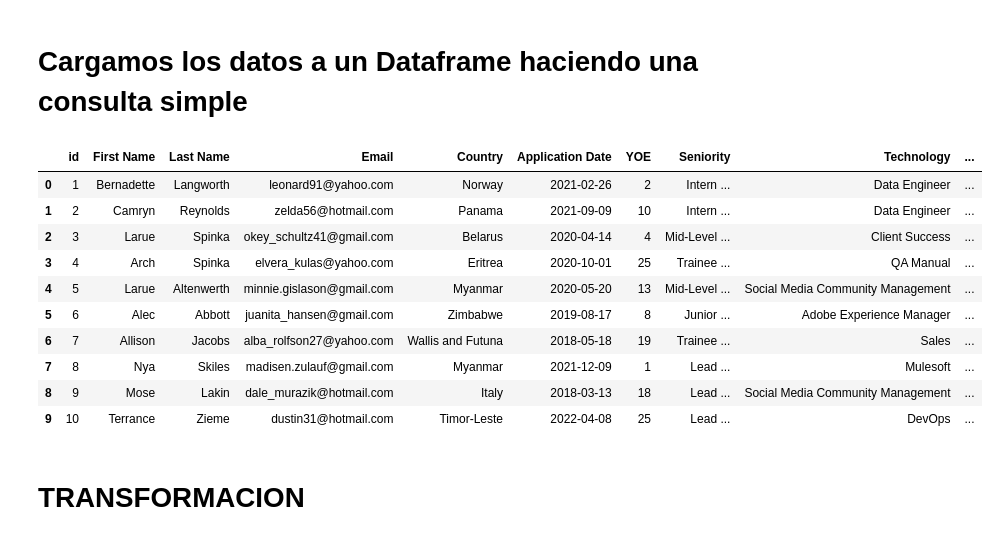
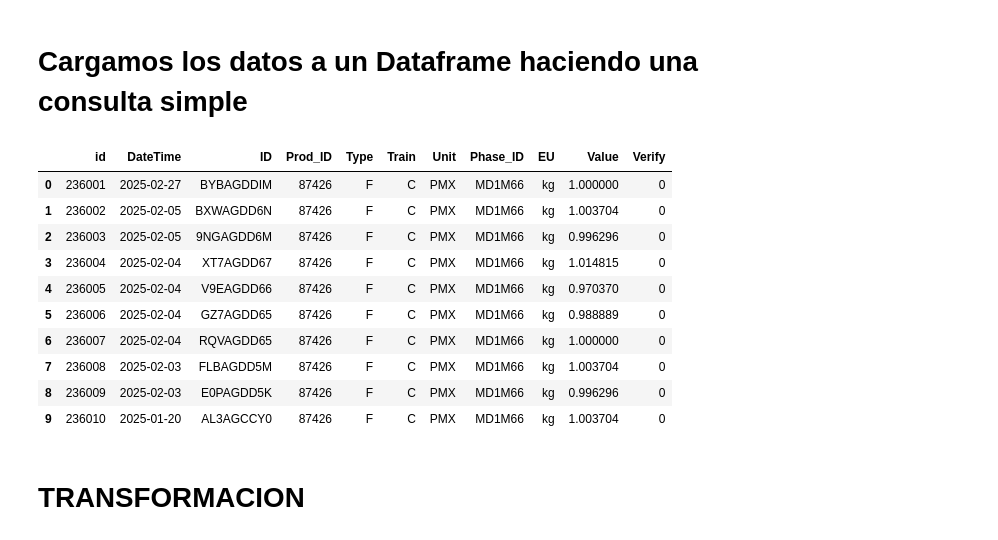
Before and after one commit to ygalves/ETL_project, a Jupyter notebook: ETLprj_extract.ipynb, the cells around one changed output. Saved outputs shown, nothing was run; the diff lists cells and outputs as text; code cells hidden in the pictures.

````diff
--- a/ETLprj_extract.ipynb
+++ b/ETLprj_extract.ipynb
@@ -62,7 +60,7 @@ database:
   name: "etl_db"
 ```
 # %%
-def load_config(file_path="W001_config.yaml"):
+def load_config(file_path="ETLprj_config.yaml"):
     with open(file_path, "r") as file:
         return yaml.safe_load(file)
 # %% [markdown]
@@ -176,20 +174,20 @@ engine = create_engine(f"postgresql://{db_user}:{db_password}@{db_host}:{db_port
 
 with engine.connect() as conn:
     conn.execute(text("""
-        CREATE TABLE IF NOT EXISTS tabla_etl (
+        CREATE TABLE IF NOT EXISTS Dataset (
             id SERIAL PRIMARY KEY,
-            "First Name" VARCHAR(100),
-            "Last Name" VARCHAR(100),
-            "Email" VARCHAR(100),
-            "Country" VARCHAR(100),
-            "Application Date" DATE,
-            "YOE" INT,
-            "Seniority" CHAR(100),
-            "Technology" VARCHAR(100),
-            "Code Challenge Score" INT,
-            "Technical Interview Score" INT
+            "DateTime" DATE,
+            "ID" VARCHAR(250),
+            "Prod_ID" VARCHAR(100),
+            "Type" VARCHAR(10),
+            "Train" VARCHAR(10),
+            "Unit" VARCHAR(10),
+            "Phase_ID" VARCHAR(100),
+            "EU" VARCHAR(10),
+            "Value" Float,
+            "Verify" smallint
         );
     """))
     conn.commit()  # Asegúrate de confirmar los cambios
-    print("Tabla 'tabla_etl' creada exitosamente en PostgreSQL.")
+    print("Tabla 'Dataset' creada exitosamente en PostgreSQL.")
 # %% [output]
@@ -219,7 +217,7 @@ Leemos los datos y los mostramos
 # %%
 # Leer datos de la tabla
 with engine.connect() as conn:
-    result = conn.execute(text("SELECT * FROM tabla_etl LIMIT 10;"))
+    result = conn.execute(text("SELECT * FROM dataset LIMIT 10;"))
     rows = result.fetchall()
 
 # Mostrar los resultados
@@ -242,20 +240,20 @@ Datos en 'tabla_etl':
 # Cargamos los datos a un Dataframe haciendo una consulta simple
 # %%
 with engine.connect() as conn:
-    df = pd.read_sql("SELECT * FROM tabla_etl", conn)
+    df = pd.read_sql("SELECT * FROM dataset", conn)
 df.head(10)
 # %% [output]
-|  | id | First Name | Last Name | Email | Country | Application Date | YOE | Seniority | Technology | ... |
-| 0 | 1 | Bernadette | Langworth | leonard91@yahoo.com | Norway | 2021-02-26 | 2 | Intern ... | Data Engineer | ... |
-| 1 | 2 | Camryn | Reynolds | zelda56@hotmail.com | Panama | 2021-09-09 | 10 | Intern ... | Data Engineer | ... |
-| 2 | 3 | Larue | Spinka | okey_schultz41@gmail.com | Belarus | 2020-04-14 | 4 | Mid-Level ... | Client Success | ... |
-| 3 | 4 | Arch | Spinka | elvera_kulas@yahoo.com | Eritrea | 2020-10-01 | 25 | Trainee ... | QA Manual | ... |
-| 4 | 5 | Larue | Altenwerth | minnie.gislason@gmail.com | Myanmar | 2020-05-20 | 13 | Mid-Level ... | Social Media Community Management | ... |
-| 5 | 6 | Alec | Abbott | juanita_hansen@gmail.com | Zimbabwe | 2019-08-17 | 8 | Junior ... | Adobe Experience Manager | ... |
-| 6 | 7 | Allison | Jacobs | alba_rolfson27@yahoo.com | Wallis and Futuna | 2018-05-18 | 19 | Trainee ... | Sales | ... |
-| 7 | 8 | Nya | Skiles | madisen.zulauf@gmail.com | Myanmar | 2021-12-09 | 1 | Lead ... | Mulesoft | ... |
-| 8 | 9 | Mose | Lakin | dale_murazik@hotmail.com | Italy | 2018-03-13 | 18 | Lead ... | Social Media Community Management | ... |
-| 9 | 10 | Terrance | Zieme | dustin31@hotmail.com | Timor-Leste | 2022-04-08 | 25 | Lead ... | DevOps | ... |
+|  | id | DateTime | ID | Prod_ID | Type | Train | Unit | Phase_ID | EU | Value | Verify |
+| 0 | 236001 | 2025-02-27 | BYBAGDDIM | 87426 | F | C | PMX | MD1M66 | kg | 1.000000 | 0 |
+| 1 | 236002 | 2025-02-05 | BXWAGDD6N | 87426 | F | C | PMX | MD1M66 | kg | 1.003704 | 0 |
+| 2 | 236003 | 2025-02-05 | 9NGAGDD6M | 87426 | F | C | PMX | MD1M66 | kg | 0.996296 | 0 |
+| 3 | 236004 | 2025-02-04 | XT7AGDD67 | 87426 | F | C | PMX | MD1M66 | kg | 1.014815 | 0 |
+| 4 | 236005 | 2025-02-04 | V9EAGDD66 | 87426 | F | C | PMX | MD1M66 | kg | 0.970370 | 0 |
+| 5 | 236006 | 2025-02-04 | GZ7AGDD65 | 87426 | F | C | PMX | MD1M66 | kg | 0.988889 | 0 |
+| 6 | 236007 | 2025-02-04 | RQVAGDD65 | 87426 | F | C | PMX | MD1M66 | kg | 1.000000 | 0 |
+| 7 | 236008 | 2025-02-03 | FLBAGDD5M | 87426 | F | C | PMX | MD1M66 | kg | 1.003704 | 0 |
+| 8 | 236009 | 2025-02-03 | E0PAGDD5K | 87426 | F | C | PMX | MD1M66 | kg | 0.996296 | 0 |
+| 9 | 236010 | 2025-01-20 | AL3AGCCY0 | 87426 | F | C | PMX | MD1M66 | kg | 1.003704 | 0 |
 # %% [markdown]
 # TRANSFORMACION
 # %% [markdown]
````
Also changed, not shown: parts of 13 cells of this notebook, 4 other files.
